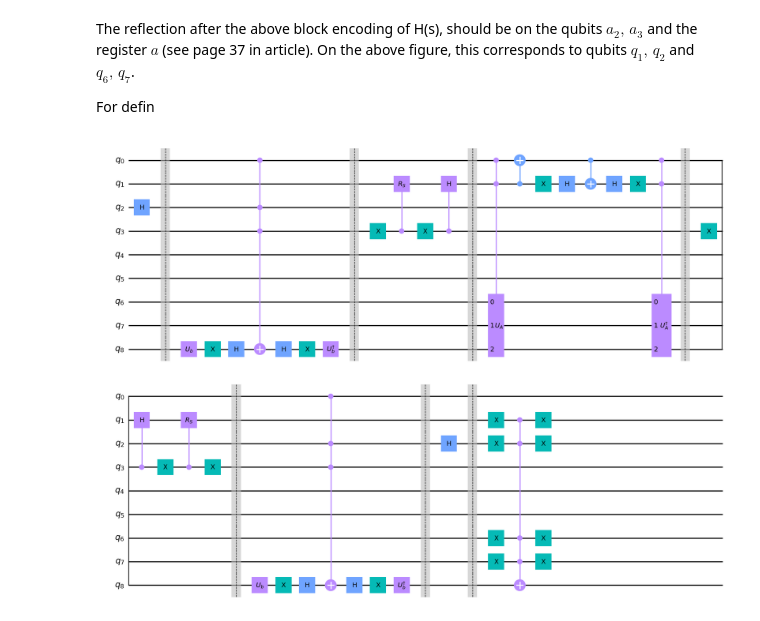
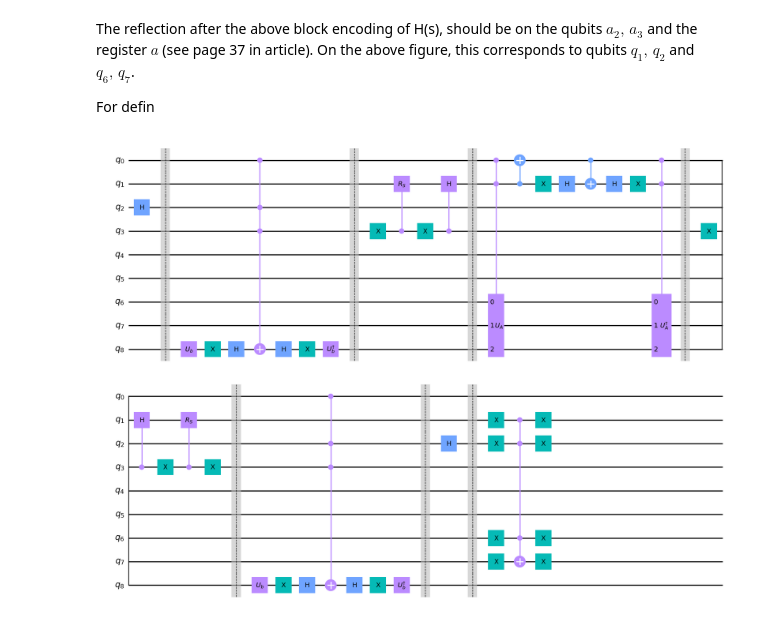
Before and after one commit to seba2390/BlockEncoding, a Jupyter notebook: main.ipynb, the cells around one changed output. Saved outputs shown, nothing was run; the diff lists cells and outputs as text; code cells hidden in the pictures.

```diff
--- a/main.ipynb
+++ b/main.ipynb
@@ -572,32 +572,32 @@ circ.ch(control_qubit=3,target_qubit=1)
 circ.x(qubit=3)# For negative control (empty dot in circuit notation)
 R_s_qubit, control_qubit =1, 3
 circ.append(UnitaryGate(data=R_S.data,label=f'$R_S$').control(num_ctrl_qubits=1),qargs=[control_qubit,R_s_qubit])
 circ.x(qubit=3) # For negative control (empty dot in circuit notation)
 circ.barrier()
 
 circ.append(UnitaryGate(data=U_b.data,label=r'$U_b$'),qargs=[8])
 circ.x(qubit=8) # For negative control (empty dot in circuit notation)
 # Equivalent to multi-qubit controlled z gate.
 circ.h(qubit=8)
 circ.mct(control_qubits=[0,2,3],target_qubit=8) # Note that which is control and which is target doesn't matter for controlled-Z (symmetric matrix).
 circ.h(qubit=8)
 circ.x(qubit=8) # For negative control (empty dot in circuit notation)
 circ.append(UnitaryGate(data=U_b_dagger.data,label=r'$U_b^{\dagger}$'),qargs=[8])
 circ.barrier()
 circ.h(qubit=2)
 
 circ.barrier()
 circ.x(qubit=1)
 circ.x(qubit=2)
 circ.x(qubit=6)
 circ.x(qubit=7)
 
-circ.mct(control_qubits=[1,2,6,7],target_qubit=8) # Note that which is control and which is target doesn't matter for controlled-Z (symmetric matrix).
+circ.mct(control_qubits=[1,2,6],target_qubit=7) # Note that which is control and which is target doesn't matter for controlled-Z (symmetric matrix).
 circ.x(qubit=1)
 circ.x(qubit=2)
 circ.x(qubit=6)
 circ.x(qubit=7)
 
 circ.draw('mpl')
 # %% [output]
-[figure, old version]
+[figure, new version]
```
Also changed, not shown: parts of 1 cell of this notebook.
